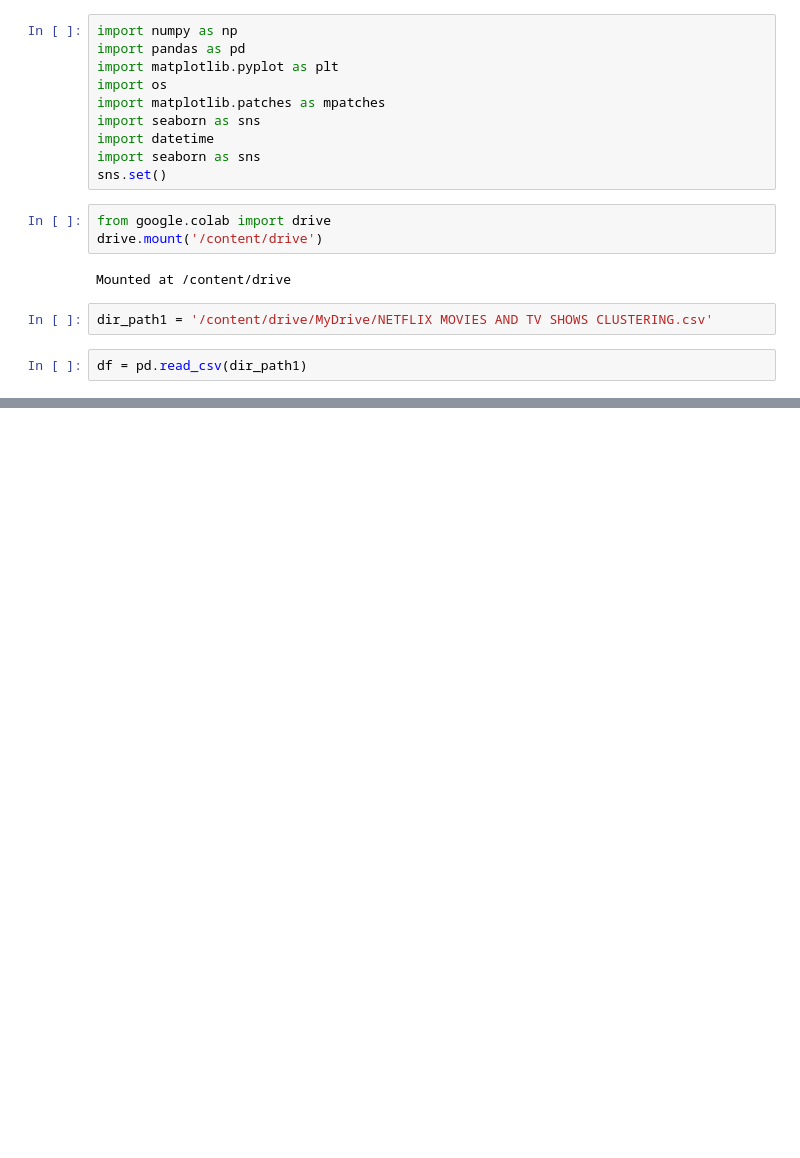
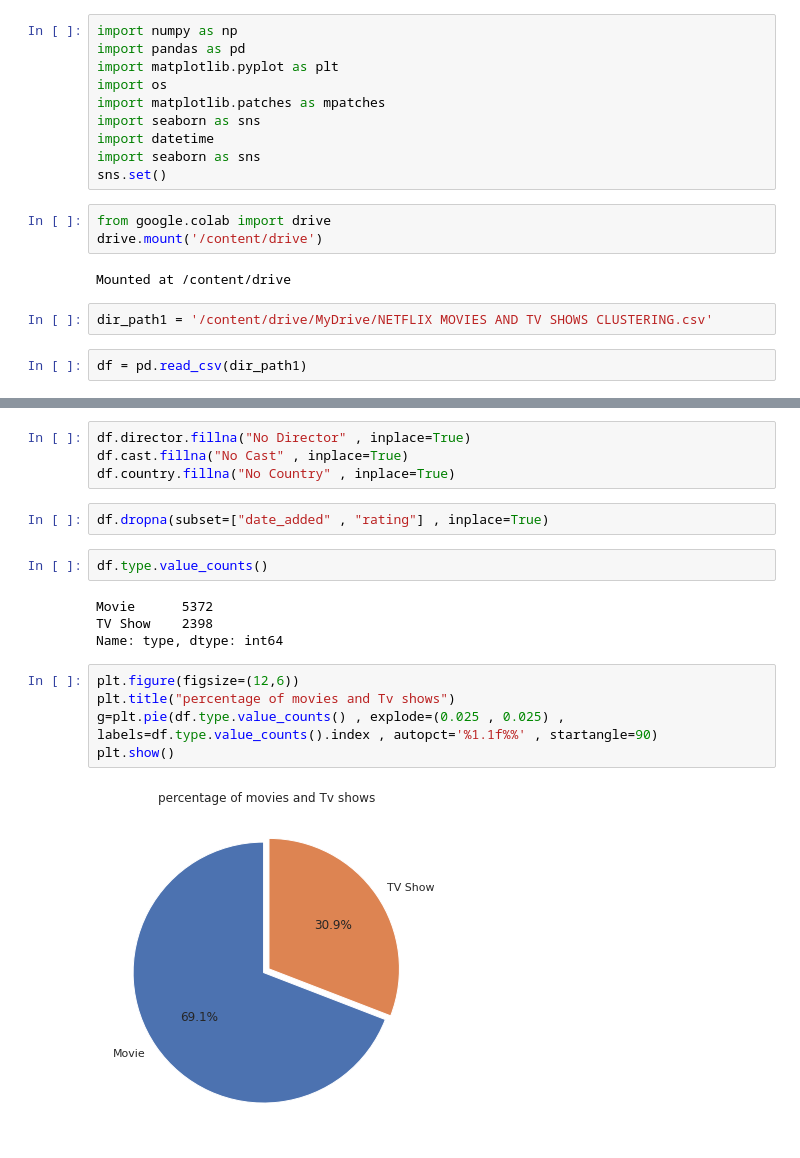
Before and after one commit to haynapasi050505/Unsupervised-machine-learning--capstone-project, a Jupyter notebook: NETFLIX_MOVIES_AND_TV_SHOWS_CLUSTERING.ipynb, the cells around one changed output, grey strips where cells are left out. Cells and saved outputs as stored; diff of their text form; blank space fills up the shorter version.

```diff
--- a/NETFLIX_MOVIES_AND_TV_SHOWS_CLUSTERING.ipynb
+++ b/NETFLIX_MOVIES_AND_TV_SHOWS_CLUSTERING.ipynb
@@ -72,0 +106,19 @@ df.head()
+# %%
+df.director.fillna("No Director" , inplace=True)
+df.cast.fillna("No Cast" , inplace=True)
+df.country.fillna("No Country" , inplace=True)
+# %%
+df.dropna(subset=["date_added" , "rating"] , inplace=True)
+# %%
+df.type.value_counts()
+# %% [output]
+Movie      5372
+TV Show    2398
+Name: type, dtype: int64
+# %%
+plt.figure(figsize=(12,6))
+plt.title("percentage of movies and Tv shows")
+g=plt.pie(df.type.value_counts() , explode=(0.025 , 0.025) , labels=df.type.value_counts().index , autopct='%1.1f%%' , startangle=90)
+plt.show()
+# %% [output]
+[figure, added]
```
Also changed, not shown: parts of 2 cells of this notebook.
